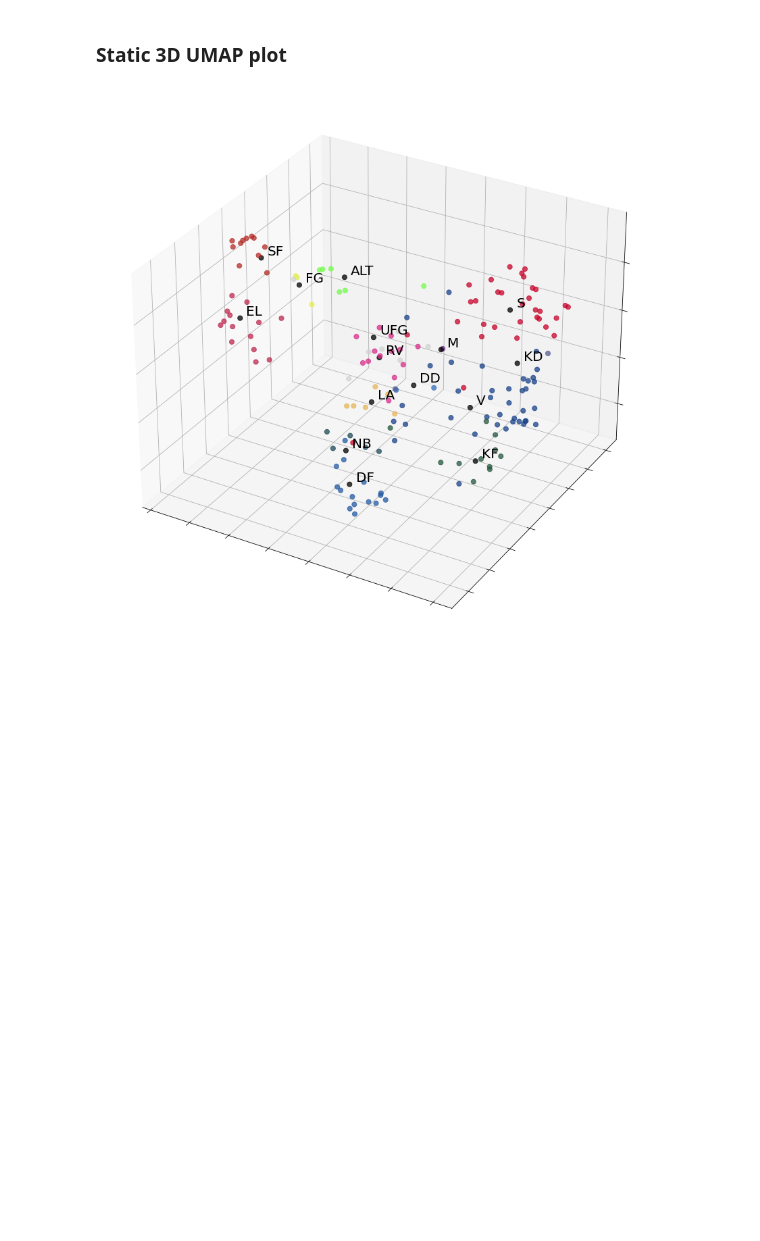
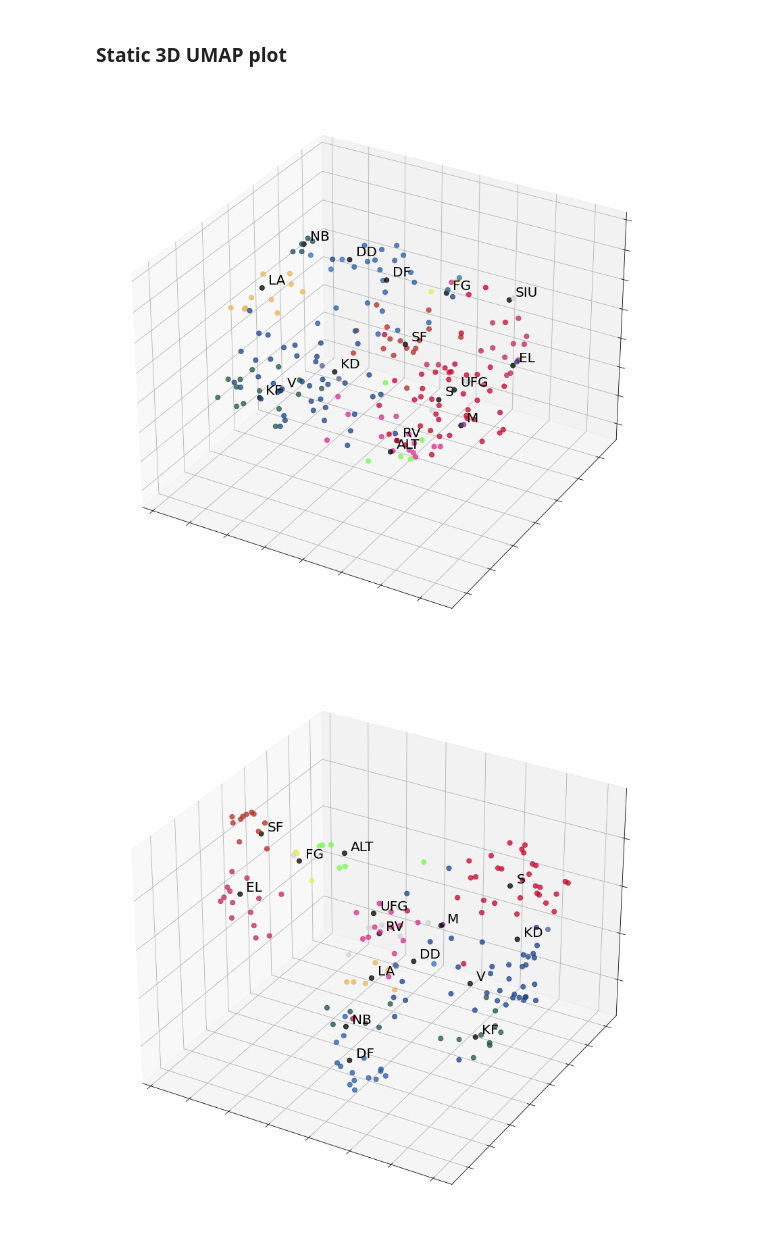
Before and after one commit to mathiasbruun/DCPA, a Jupyter notebook: politician2vec_example.ipynb, the cells around one changed output. Cells and saved outputs as stored; diff of their text form; code cells hidden in the pictures; blank space fills up the shorter version.

```diff
--- a/politician2vec_example.ipynb
+++ b/politician2vec_example.ipynb
@@ -368,7 +377,7 @@ combined_hover['color'] = combined_hover['color'].fillna('black')
 mapper = umap.UMAP(
     n_neighbors=15,
     metric='cosine',
-    n_components=2
+    n_components=3
     ).fit(
         np.vstack([
             pol2vec_model.document_vectors,
@@ -449 +635,35 @@ for i in range(len(reduced)):
+# %%
+# META
+fig = plt.figure(figsize=(15,15))
+ax = plt.axes(projection='3d')
+
+xdata = mapper.embedding_.T[0]
+ydata = mapper.embedding_.T[1]
+zdata = mapper.embedding_.T[2]
+
+# ax.set_xlim(2.5,6)
+# ax.set_ylim(4,7.5)
+# ax.set_zlim(4,6.5)
+
+ax.xaxis.set_ticklabels([])
+ax.yaxis.set_ticklabels([])
+ax.zaxis.set_ticklabels([])
+
+ax.scatter3D(
+    xdata,
+    ydata,
+    zdata,
+    c=combined_hover['color'],
+    cmap=combined_hover['color'],
+    alpha = 0.75,
+    s = 50
+    );
+
+for vec_idx in range(201,217):
+    x = mapper.embedding_[vec_idx].T[0]
+    y = mapper.embedding_[vec_idx].T[1]
+    z = mapper.embedding_[vec_idx].T[2]
+    ax.text(x+0.05,y+0.05,z+0.05, combined_hover.iloc[vec_idx]['party'], size=20)
+# %% [output]
+[figure, added]
 # %%
```
Also changed, not shown: parts of 25 cells of this notebook.
